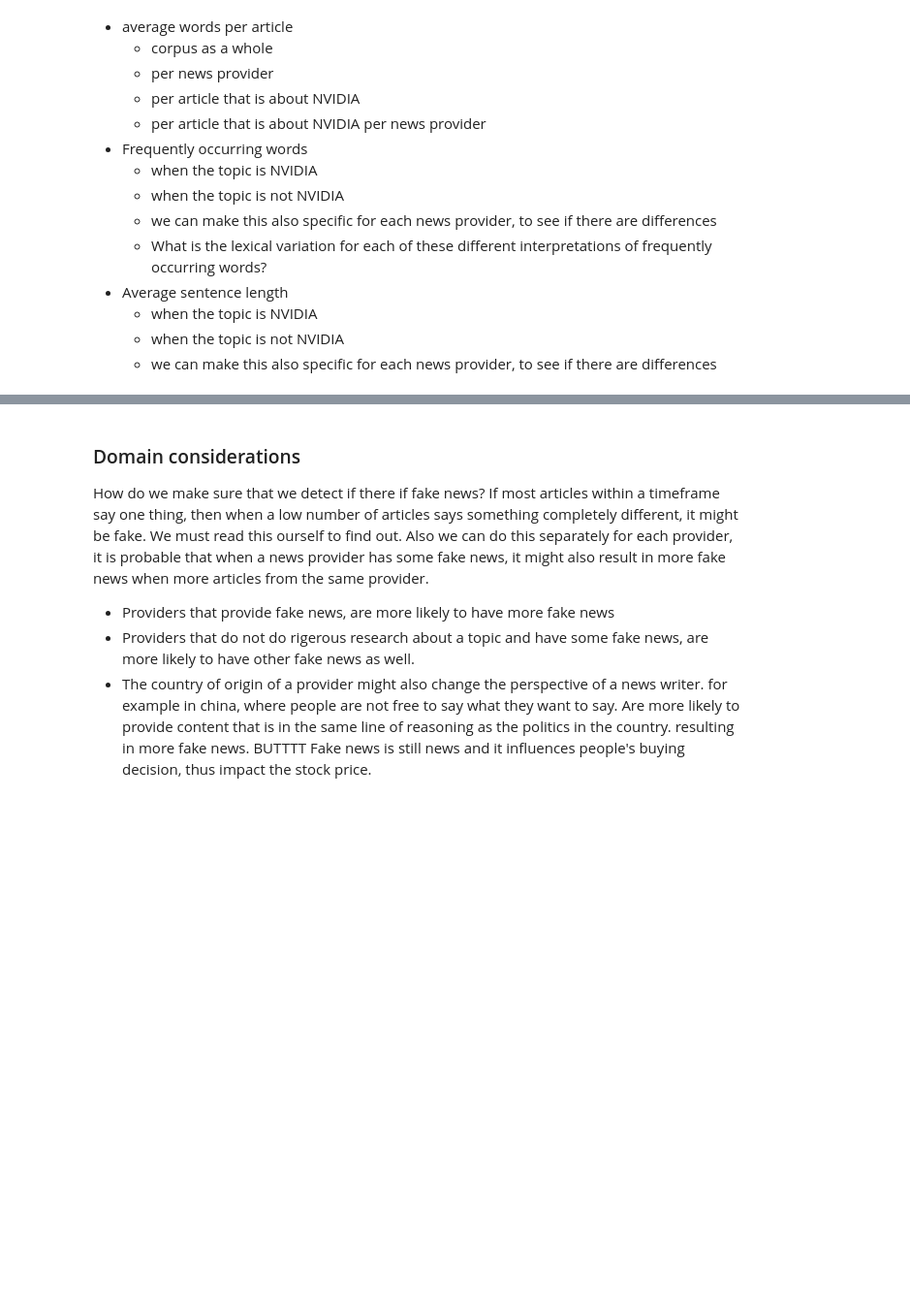
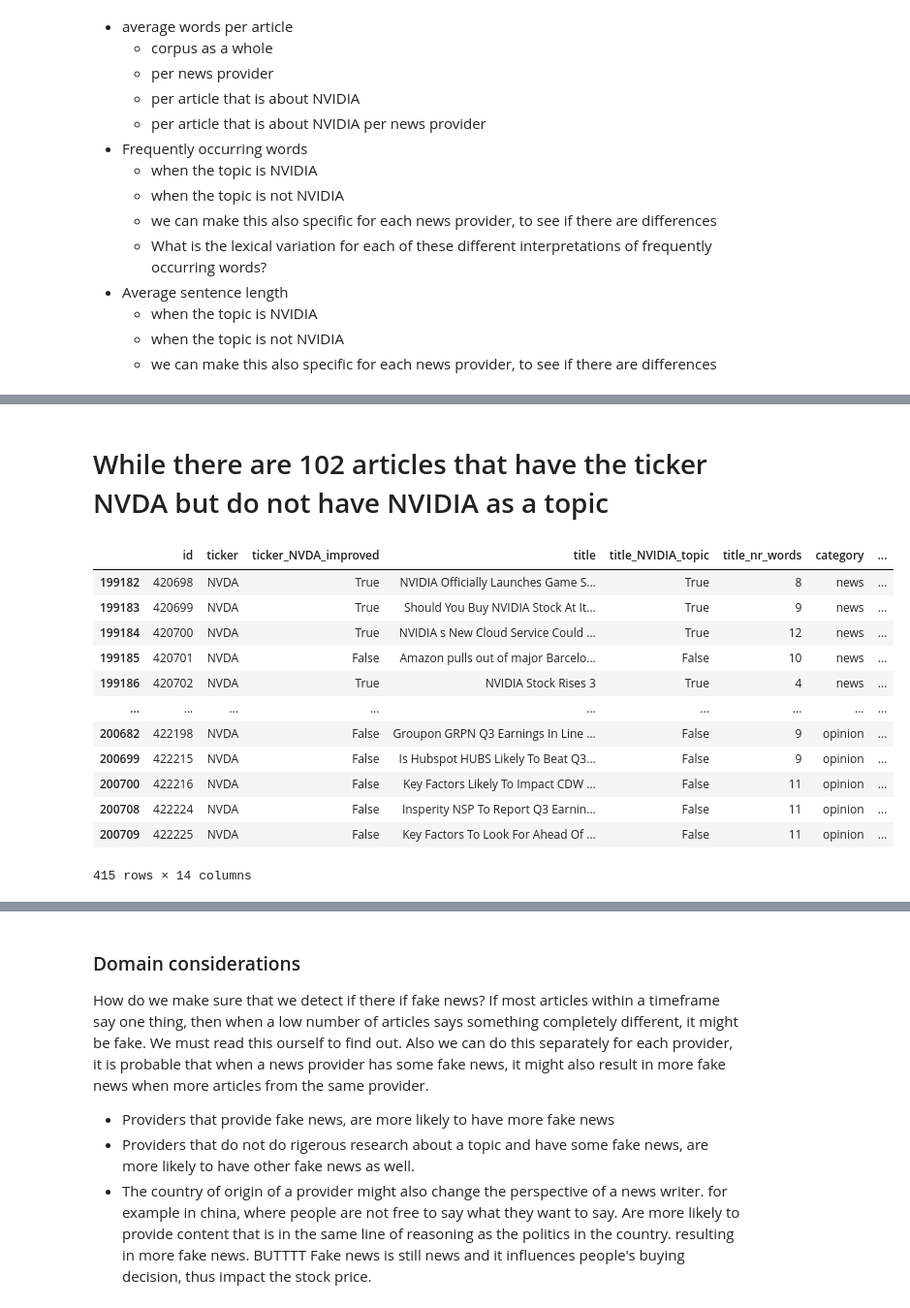
Before and after one commit to mehdigreefhorst/NLP-JADS, a Jupyter notebook: Assignment 1/EDA NVIDIA.ipynb, the cells around one changed output, grey strips where cells are left out. Shown at 97% size. Drawn from its saved outputs; the diff is of its cells as text; code cells hidden in the pictures; blank space fills up the shorter version.

```diff
--- a/Assignment 1/EDA NVIDIA.ipynb
+++ b/Assignment 1/EDA NVIDIA.ipynb
@@ -144,0 +311,18 @@ sns.pairplot(news_articles_data[['title_nr_words', 'content_nr_words']])
+# %% [markdown]
+# While there are 102 articles that have the ticker NVDA but do not have NVIDIA as a topic
+# %%
+news_articles_data[(news_articles_data['ticker'] == "NVDA")]
+# %% [output]
+|  | id | ticker | ticker_NVDA_improved | title | title_NVIDIA_topic | title_nr_words | category | ... |
+| 199182 | 420698 | NVDA | True | NVIDIA Officially Launches Game S... | True | 8 | news | ... |
+| 199183 | 420699 | NVDA | True | Should You Buy NVIDIA Stock At It... | True | 9 | news | ... |
+| 199184 | 420700 | NVDA | True | NVIDIA s New Cloud Service Could ... | True | 12 | news | ... |
+| 199185 | 420701 | NVDA | False | Amazon pulls out of major Barcelo... | False | 10 | news | ... |
+| 199186 | 420702 | NVDA | True | NVIDIA Stock Rises 3 | True | 4 | news | ... |
+| ... | ... | ... | ... | ... | ... | ... | ... | ... |
+| 200682 | 422198 | NVDA | False | Groupon GRPN Q3 Earnings In Line ... | False | 9 | opinion | ... |
+| 200699 | 422215 | NVDA | False | Is Hubspot HUBS Likely To Beat Q3... | False | 9 | opinion | ... |
+| 200700 | 422216 | NVDA | False | Key Factors Likely To Impact CDW ... | False | 11 | opinion | ... |
+| 200708 | 422224 | NVDA | False | Insperity NSP To Report Q3 Earnin... | False | 11 | opinion | ... |
+| 200709 | 422225 | NVDA | False | Key Factors To Look For Ahead Of ... | False | 11 | opinion | ... |
+415 rows × 14 columns
```
Also changed, not shown: parts of 30 cells of this notebook, 2 other files.
